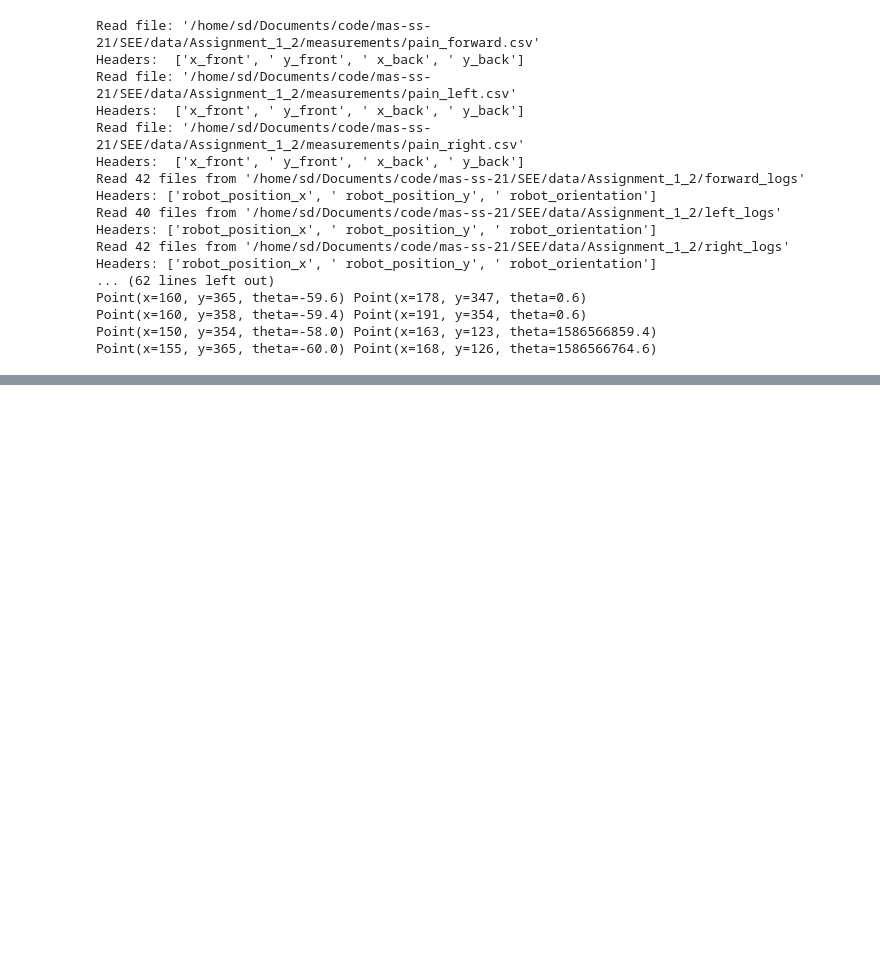
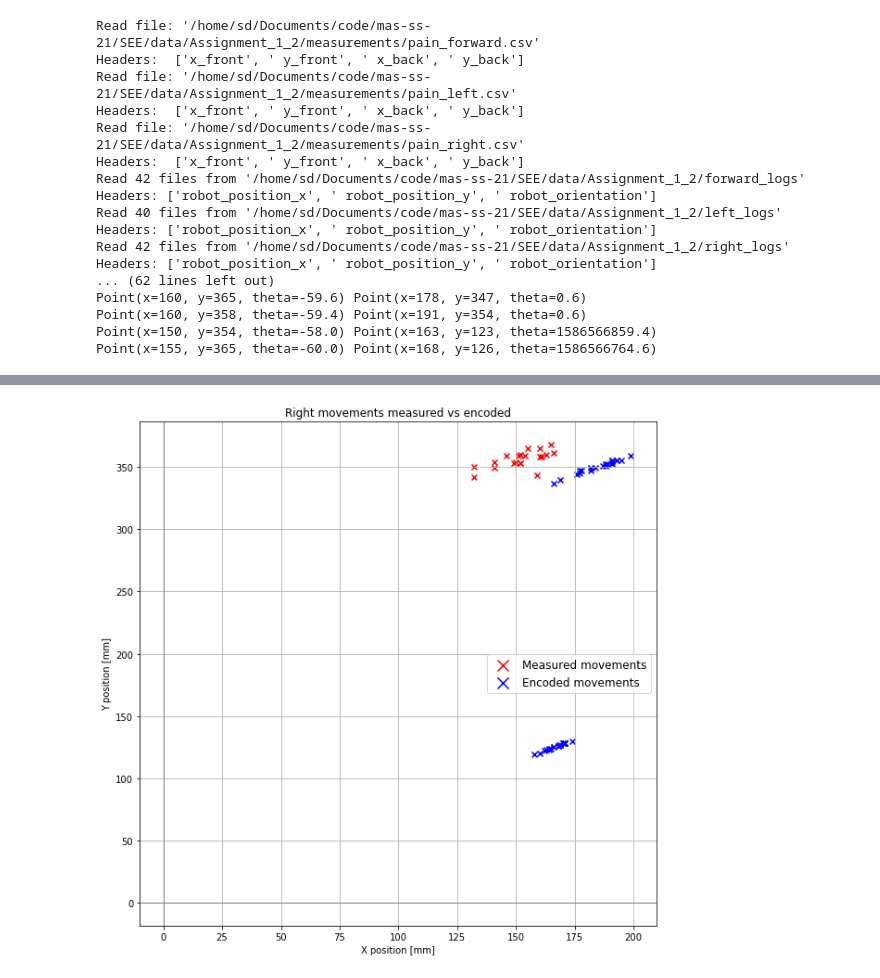
Before and after one commit to shalakasatheesh/SEE, a Jupyter notebook: codes/Plotting_measured_vs_encoded/plotting_plots.ipynb, the cells around one changed output, grey strips where cells are left out. Cells and saved outputs as stored; diff of their text form; code cells hidden in the pictures; blank space fills up the shorter version.

```diff
--- a/codes/Plotting_measured_vs_encoded/plotting_plots.ipynb
+++ b/codes/Plotting_measured_vs_encoded/plotting_plots.ipynb
@@ -162,0 +198,17 @@ Point(x=155, y=365, theta=-60.0) Point(x=168, y=126, theta=1586566764.6)
+# %%
+fig, ax_nstd = plt.subplots(figsize=(10, 10))
+ax_nstd.axvline(c='grey', lw=1)
+ax_nstd.axhline(c='grey', lw=1)
+
+ax_nstd.scatter([p.x for p in transformed_right], [p.y for p in transformed_right],
+                color='r', label="Measured movements", marker='x')
+ax_nstd.scatter([p.x for p in encoded_right], [p.y for p in encoded_right],
+                color='b', label="Encoded movements", marker='x')
+ax_nstd.set_xlabel('X position [mm]')
+ax_nstd.set_ylabel('Y position [mm]')
+ax_nstd.set_title('Right movements measured vs encoded')
+ax_nstd.legend(fontsize='large', markerscale=2.0)
+ax_nstd.grid()
+plt.show()
+# %% [output]
+[figure, added]
```
Also changed, not shown: parts of 3 cells of this notebook, 4 other files.
